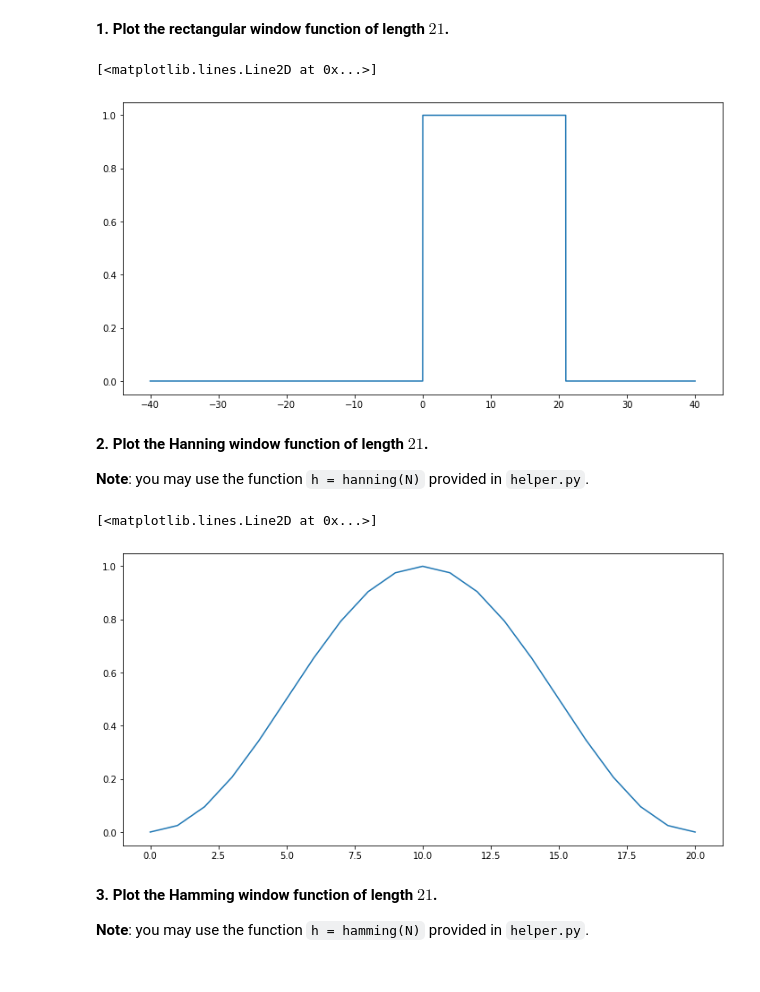
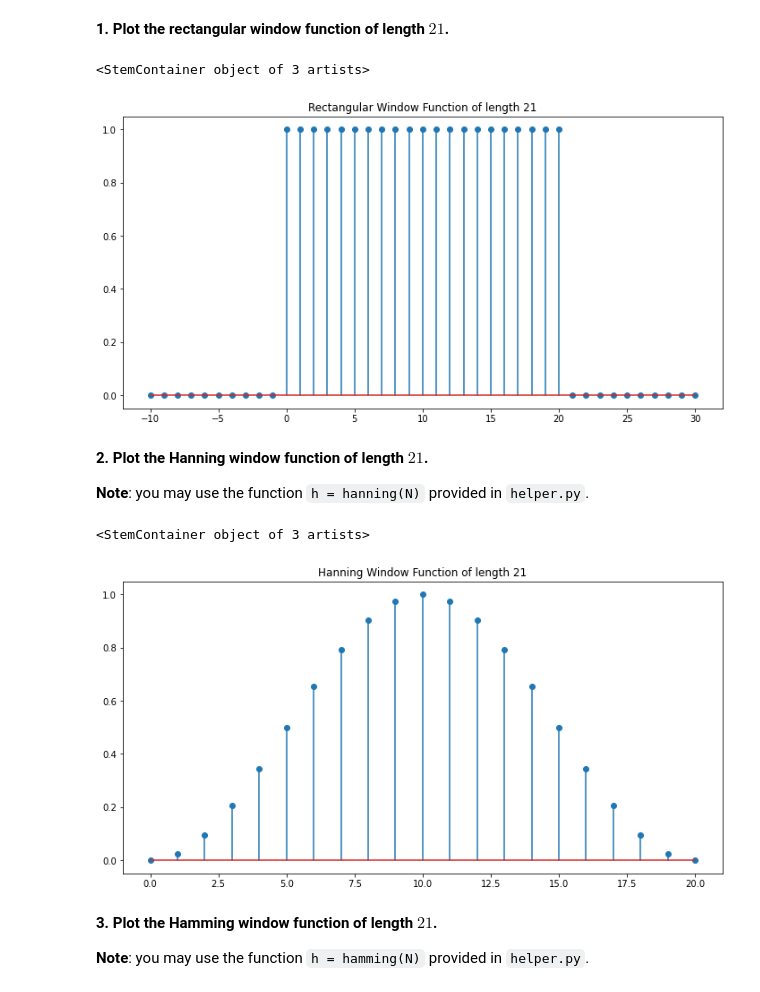
Before and after one commit to JustinWang781/438-Lab5b, a Jupyter notebook: lab05b_final_report.ipynb, the cells around one changed output. Cells and saved outputs as stored; diff of their text form; code cells hidden in the pictures.

```diff
--- a/lab05b_final_report.ipynb
+++ b/lab05b_final_report.ipynb
@@ -47,23 +44,25 @@ The autoreload extension is already loaded. To reload it, use:
 **1. Plot the rectangular window function of length $21$.**
 # %%
 # insert your code here
-n = np.arange(-40,40+0.01,0.01)
+n = np.arange(-10,30+1,1)
 rect = ((n >= 0) & (n < 21)).astype(float)
-plt.plot(n, rect)
+plt.title("Rectangular Window Function of length 21")
+plt.stem(n, rect)
 # %% [output]
-[<matplotlib.lines.Line2D at 0x...>]
+<StemContainer object of 3 artists>
-[figure, old version]
+[figure, new version]
 # %% [markdown]
 **2. Plot the Hanning window function of length $21$.**
 
 **Note**: you may use the function `h = hanning(N)` provided in `helper.py`.
 # %%
 # insert your code here
-han = hanning(21)
-plt.plot(han)
+hanning = hanning(21)
+plt.title("Hanning Window Function of length 21")
+plt.stem(hanning)
 # %% [output]
-[<matplotlib.lines.Line2D at 0x...>]
+<StemContainer object of 3 artists>
-[figure, old version]
+[figure, new version]
 # %% [markdown]
 **3. Plot the Hamming window function of length $21$.**
 
```
Also changed, not shown: parts of 26 cells of this notebook.
